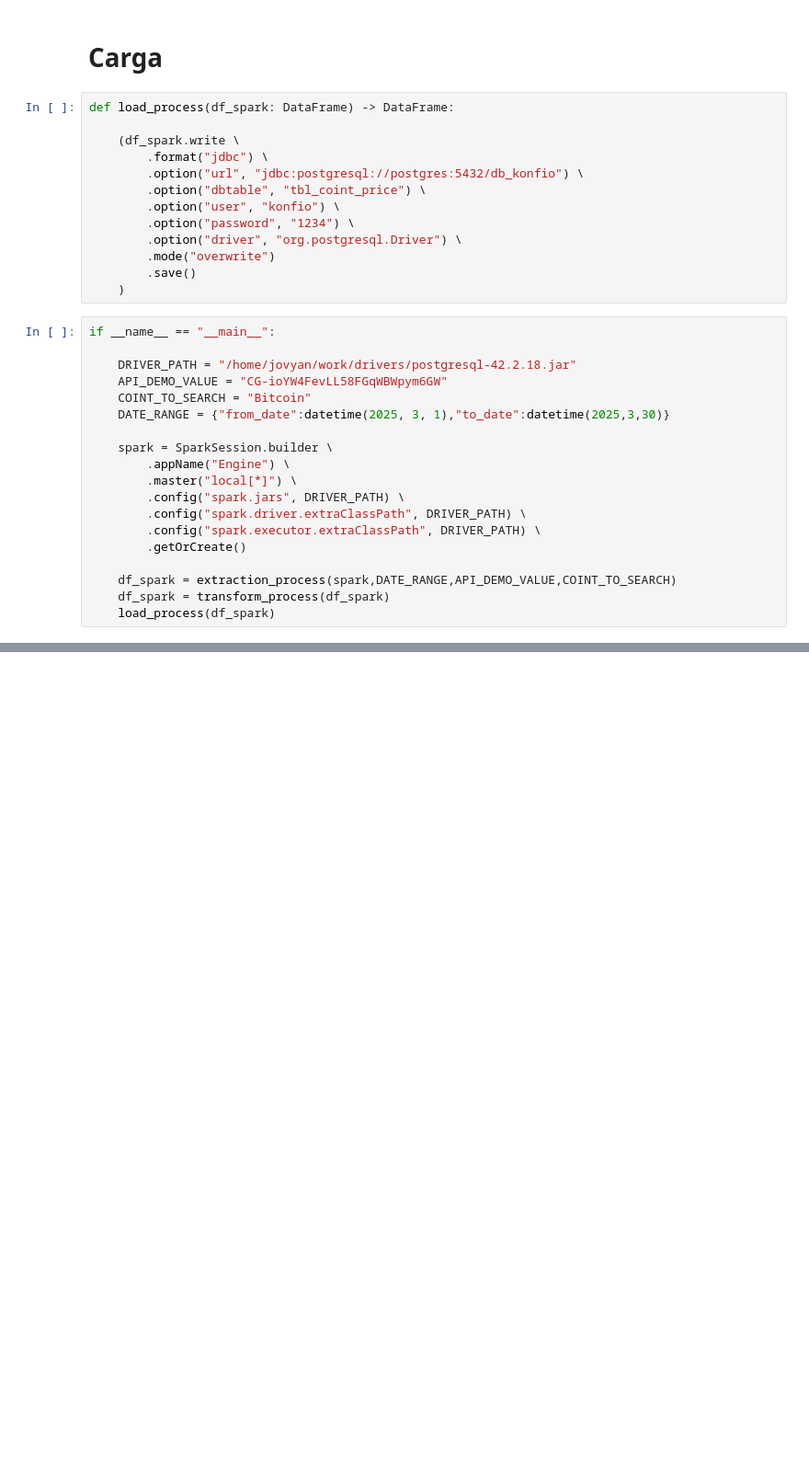
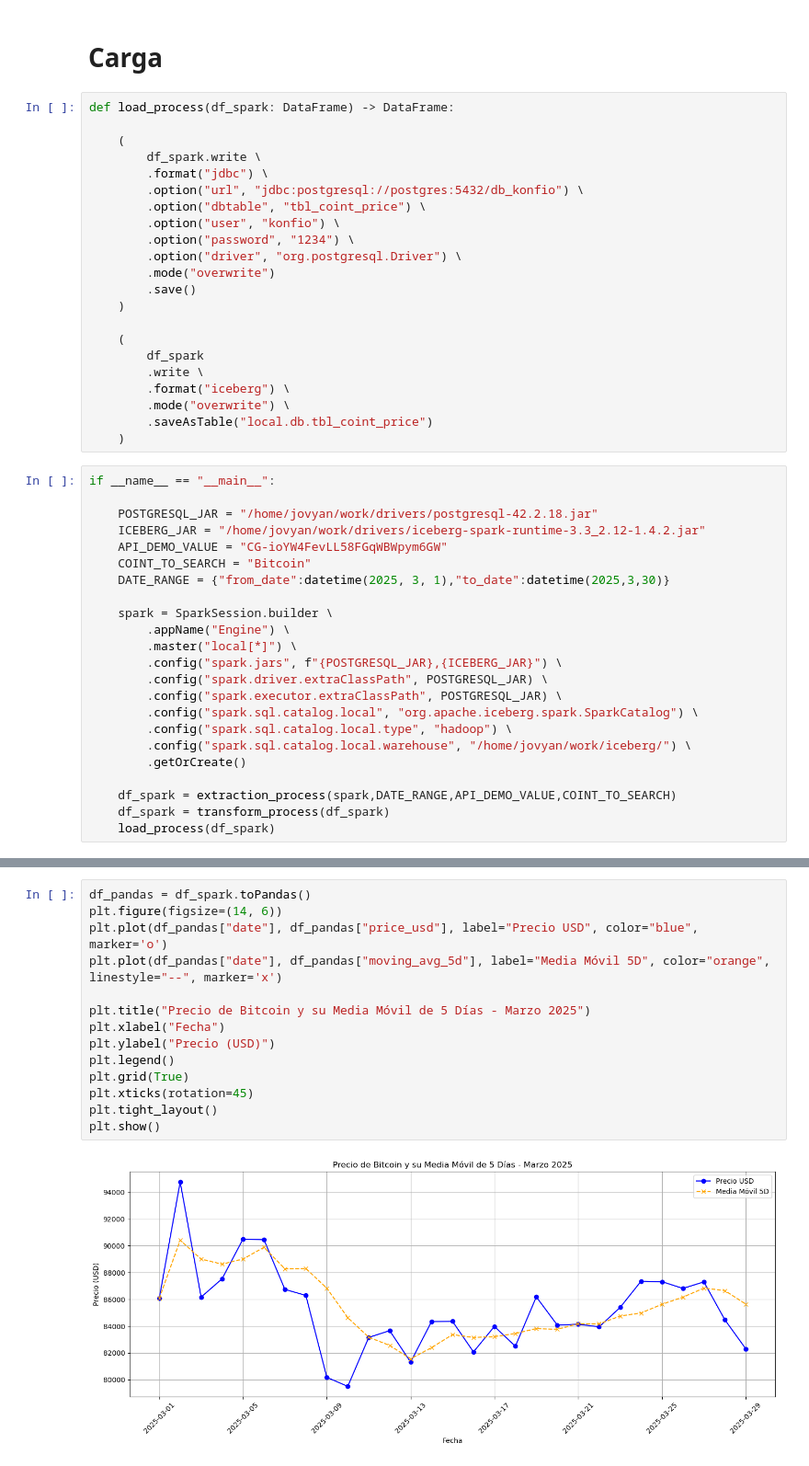
Before and after one commit to JosueLanda/Test_Konfio_DataEngineering, a Jupyter notebook: notebooks/develop_datapipeline.ipynb, the cells around one changed output, grey strips where cells are left out. Shown at 92% size. Saved outputs shown, nothing was run; the diff lists cells and outputs as text; blank space fills up the shorter version.

```diff
--- a/notebooks/develop_datapipeline.ipynb
+++ b/notebooks/develop_datapipeline.ipynb
@@ -39,7 +40,8 @@ def transform_process(df_spark: DataFrame) -> DataFrame:
 # %%
 def load_process(df_spark: DataFrame) -> DataFrame:
 
-    (df_spark.write \
+    (
+        df_spark.write \
         .format("jdbc") \
         .option("url", "jdbc:postgresql://postgres:5432/db_konfio") \
         .option("dbtable", "tbl_coint_price") \
@@ -49,10 +51,19 @@ def load_process(df_spark: DataFrame) -> DataFrame:
         .mode("overwrite")
         .save()
     )
+
+    (
+        df_spark
+        .write \
+        .format("iceberg") \
+        .mode("overwrite") \
+        .saveAsTable("local.db.tbl_coint_price")
+    )
 # %%
 if __name__ == "__main__":
 
-    DRIVER_PATH = "/home/jovyan/work/drivers/postgresql-42.2.18.jar"
+    POSTGRESQL_JAR = "/home/jovyan/work/drivers/postgresql-42.2.18.jar"
+    ICEBERG_JAR = "/home/jovyan/work/drivers/iceberg-spark-runtime-3.3_2.12-1.4.2.jar"
     API_DEMO_VALUE = "CG-ioYW4FevLL58FGqWBWpym6GW"
     COINT_TO_SEARCH = "Bitcoin"
     DATE_RANGE = {"from_date":datetime(2025, 3, 1),"to_date":datetime(2025,3,30)}
@@ -60,9 +71,12 @@ if __name__ == "__main__":
     spark = SparkSession.builder \
         .appName("Engine") \
         .master("local[*]") \
-        .config("spark.jars", DRIVER_PATH) \
-        .config("spark.driver.extraClassPath", DRIVER_PATH) \
-        .config("spark.executor.extraClassPath", DRIVER_PATH) \
+        .config("spark.jars", f"{POSTGRESQL_JAR},{ICEBERG_JAR}") \
+        .config("spark.driver.extraClassPath", POSTGRESQL_JAR) \
+        .config("spark.executor.extraClassPath", POSTGRESQL_JAR) \
+        .config("spark.sql.catalog.local", "org.apache.iceberg.spark.SparkCatalog") \
+        .config("spark.sql.catalog.local.type", "hadoop") \
+        .config("spark.sql.catalog.local.warehouse", "/home/jovyan/work/iceberg/") \
         .getOrCreate()
 
     df_spark = extraction_process(spark,DATE_RANGE,API_DEMO_VALUE,COINT_TO_SEARCH)
@@ -70,0 +87,16 @@ if __name__ == "__main__":
+# %%
+df_pandas = df_spark.toPandas()
+plt.figure(figsize=(14, 6))
+plt.plot(df_pandas["date"], df_pandas["price_usd"], label="Precio USD", color="blue", marker='o')
+plt.plot(df_pandas["date"], df_pandas["moving_avg_5d"], label="Media Móvil 5D", color="orange", linestyle="--", marker='x')
+
+plt.title("Precio de Bitcoin y su Media Móvil de 5 Días - Marzo 2025")
+plt.xlabel("Fecha")
+plt.ylabel("Precio (USD)")
+plt.legend()
+plt.grid(True)
+plt.xticks(rotation=45)
+plt.tight_layout()
+plt.show()
+# %% [output]
+[figure, added]
```
Also changed, not shown: parts of 2 cells of this notebook, 28 other files.
